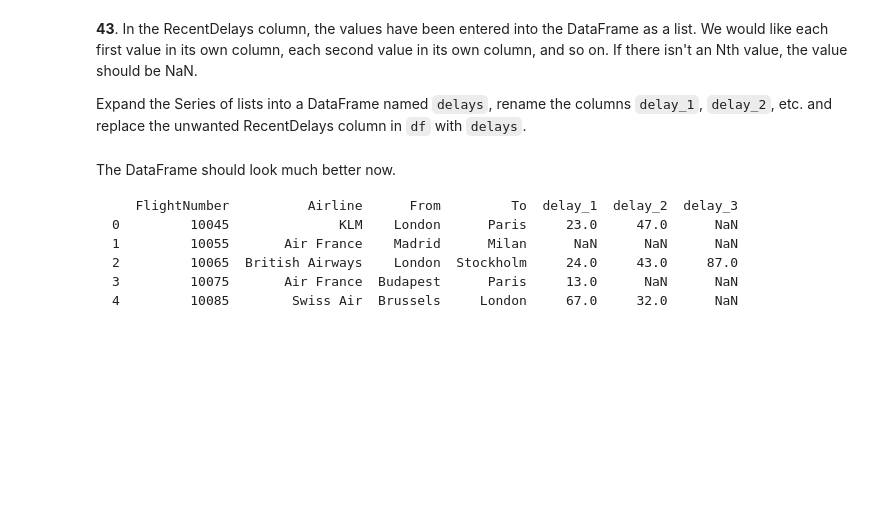
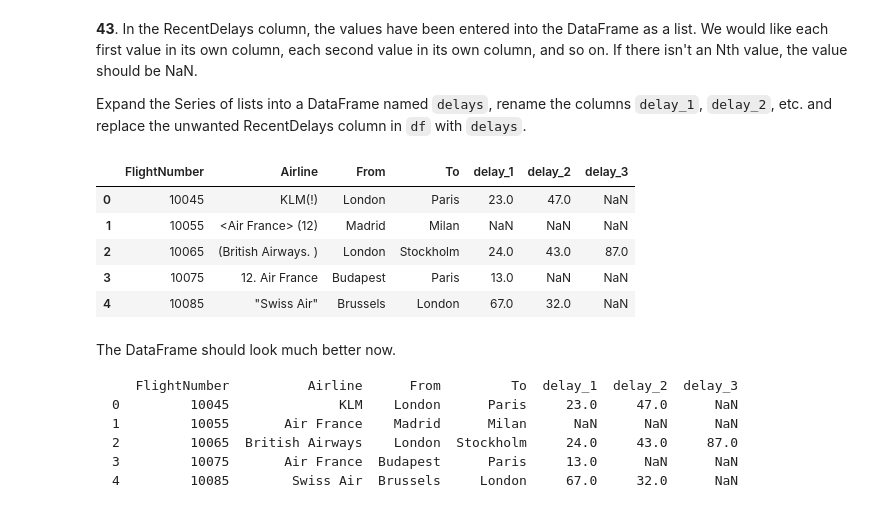
Before and after one commit to Mateusz1922/100-pandas-puzzles, a Jupyter notebook: 100-pandas-puzzles.ipynb, the cells around one changed output. Drawn from its saved outputs; the diff is of its cells as text; code cells hidden in the pictures; blank space fills up the shorter version.

````diff
--- a/100-pandas-puzzles.ipynb
+++ b/100-pandas-puzzles.ipynb
@@ -947,6 +1018,20 @@ Formatted, it looks like this:
 **43**. In the RecentDelays column, the values have been entered into the DataFrame as a list. We would like each first value in its own column, each second value in its own column, and so on. If there isn't an Nth value, the value should be NaN.
 
 Expand the Series of lists into a DataFrame named `delays`, rename the columns `delay_1`, `delay_2`, etc. and replace the unwanted RecentDelays column in `df` with `delays`.
+# %%
+delays = df['RecentDelays'].apply(pd.Series)
+# To "magiczna" sztuczka w pandas. Kiedy stosujesz ją do kolumny zawierającej listy, każda lista zostaje rozbita na oddzielne elementy, które stają się nowymi kolumnami.
+# Pandas automatycznie wstawi NaN tam, gdzie lista była krótsza niż maksymalna długość.
+delays.columns = ['delay_{}'.format(n) for n in range(1, len(delays.columns) + 1)]
+df = df.drop('RecentDelays', axis=1).join(delays)
+df
+# %% [output]
+|  | FlightNumber | Airline | From | To | delay_1 | delay_2 | delay_3 |
+| 0 | 10045 | KLM(!) | London | Paris | 23.0 | 47.0 | NaN |
+| 1 | 10055 | <Air France> (12) | Madrid | Milan | NaN | NaN | NaN |
+| 2 | 10065 | (British Airways. ) | London | Stockholm | 24.0 | 43.0 | 87.0 |
+| 3 | 10075 | 12. Air France | Budapest | Paris | 13.0 | NaN | NaN |
+| 4 | 10085 | "Swiss Air" | Brussels | London | 67.0 | 32.0 | NaN |
 # %% [markdown]
 The DataFrame should look much better now.
 ```
````
Also changed, not shown: parts of 16 cells of this notebook, 1 other file.
